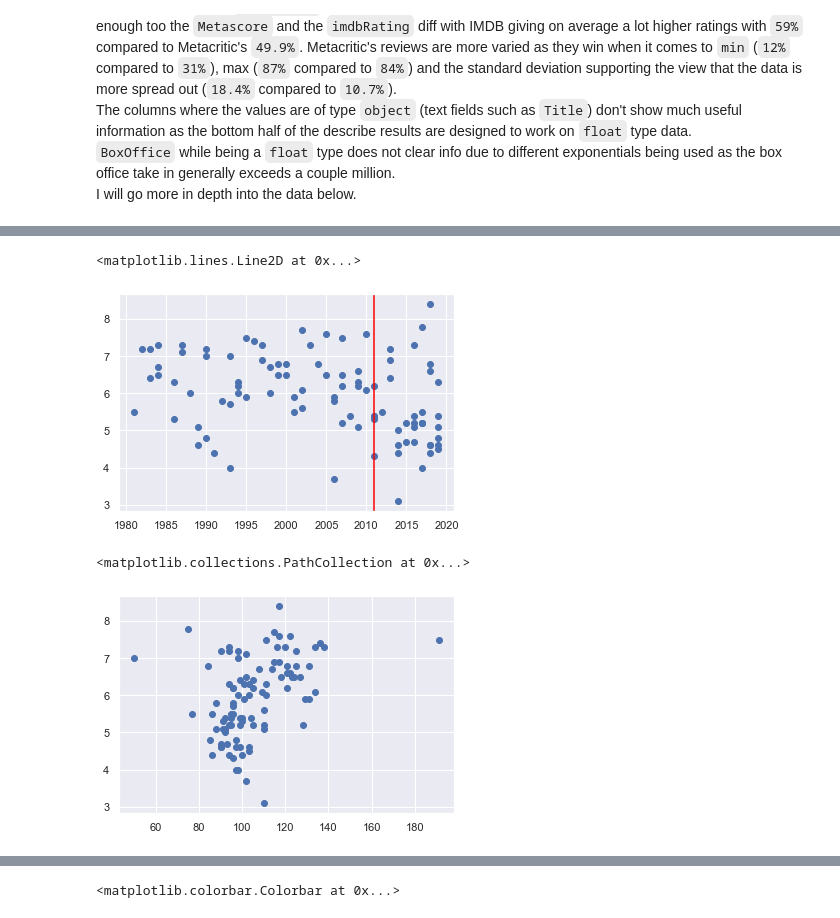
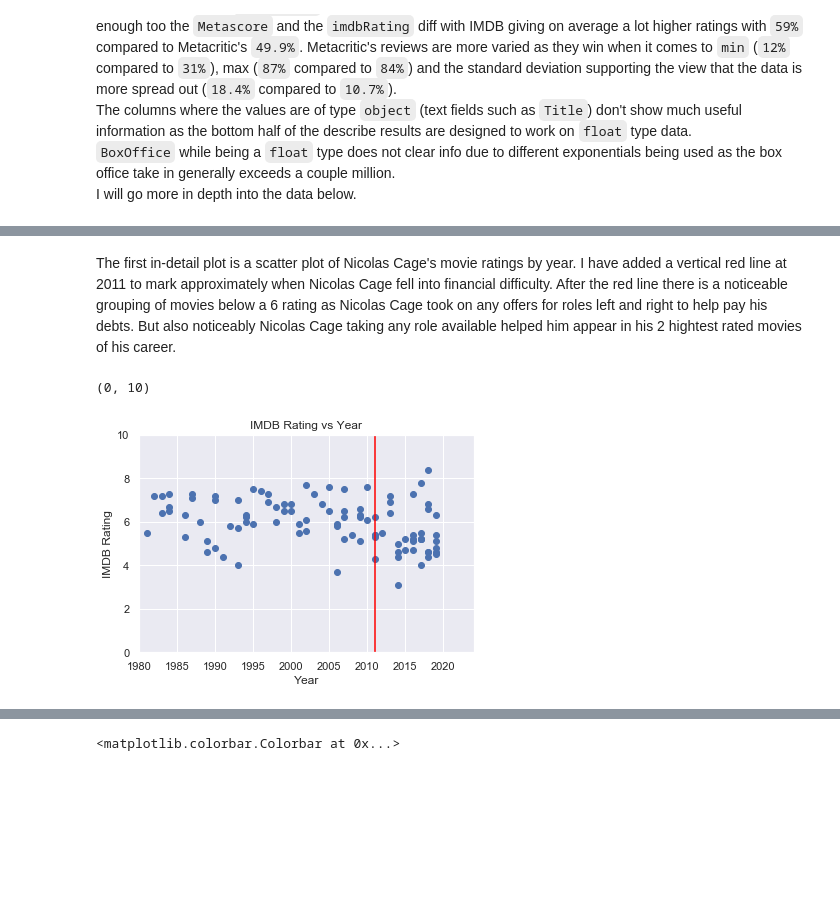
Before and after one commit to RyanJennings1/COMP41680, a Jupyter notebook: COMP41680 Project 1 - 19205824.ipynb, the cells around one changed output, grey strips where cells are left out. Drawn from its saved outputs; the diff is of its cells as text; code cells hidden in the pictures; blank space fills up the shorter version.

Commit message:
Add more plots and text

```diff
--- a/COMP41680 Project 1 - 19205824.ipynb
+++ b/COMP41680 Project 1 - 19205824.ipynb
@@ -317,11 +332,14 @@ credits.corr(method='pearson')
+# %% [markdown]
+The first in-detail plot is a scatter plot of Nicolas Cage's movie ratings by year. I have added a vertical red line at 2011 to mark approximately when Nicolas Cage fell into financial difficulty. After the red line there is a noticeable grouping of movies below a 6 rating as Nicolas Cage took on any offers for roles left and right to help pay his debts. But also noticeably Nicolas Cage taking any role available helped him appear in his 2 hightest rated movies of his career.
 # %%
 plt.scatter(credits['Year'], credits['imdbRating'])
 plt.axvline(x=2011, color='red')
+plt.xlabel('Year')
+plt.ylabel('IMDB Rating')
+plt.title('IMDB Rating vs Year')
+
+plt.gca().set_xlim([1980, 2024])
+plt.gca().set_ylim([0, 10])
 # %% [output]
-<matplotlib.lines.Line2D at 0x...>
+(0, 10)
-[figure, old version]
+[figure, new version]
-# %%
-plt.scatter(credits['Runtime'], credits['imdbRating'])
-# %% [output]
-<matplotlib.collections.PathCollection at 0x...>
-[figure, removed]
```
Also changed, not shown: parts of 16 cells of this notebook.
